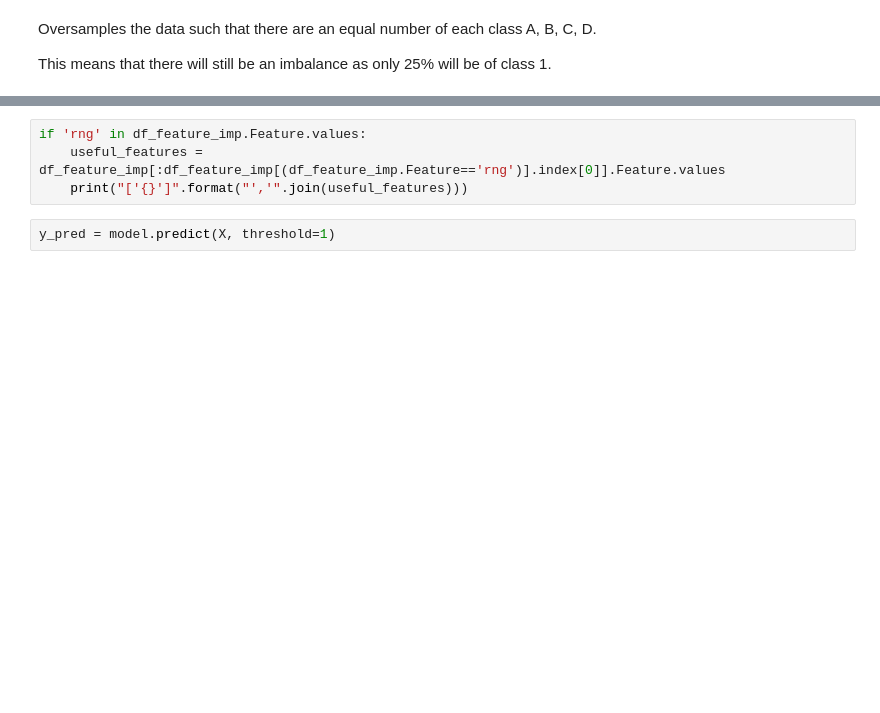
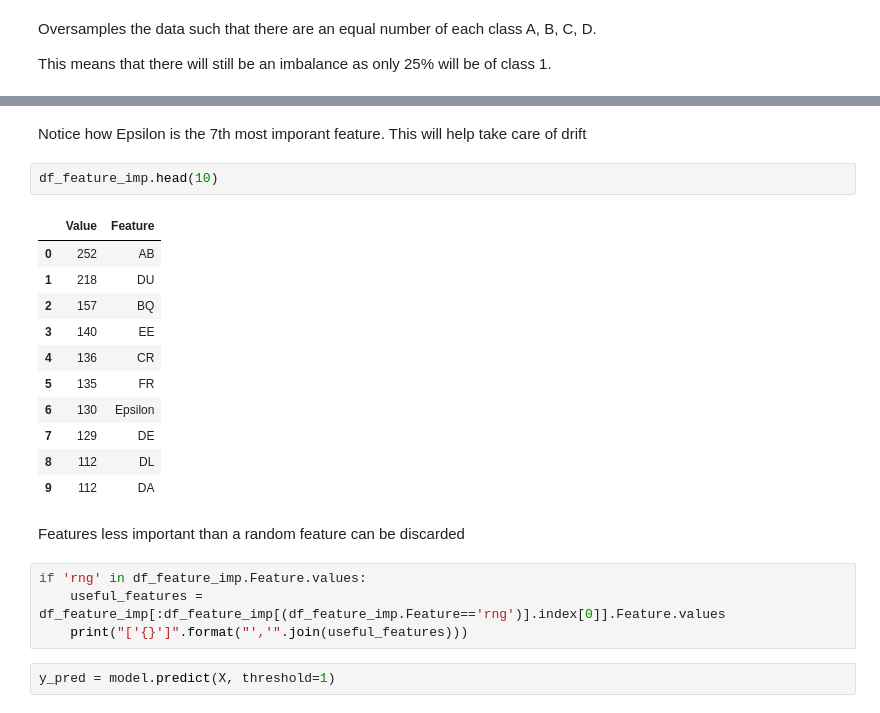
Before and after one commit to DylanZammit/kaggle-ICR---Identifying-Age-Related-Conditions, a Jupyter notebook: age-related-conditions.ipynb, the cells around one changed output, grey strips where cells are left out. Drawn from its saved outputs; the diff is of its cells as text; blank space fills up the shorter version.

```diff
--- a/age-related-conditions.ipynb
+++ b/age-related-conditions.ipynb
@@ -334,3 +449,21 @@ df_feature_imp = pd.DataFrame({'Value':model.clfs[0].feature_importances_,'Featu
+# %% [markdown]
+Notice how Epsilon is the 7th most imporant feature. This will help take care of drift
+# %%
+df_feature_imp.head(10)
+# %% [output]
+|  | Value | Feature |
+| 0 | 252 | AB |
+| 1 | 218 | DU |
+| 2 | 157 | BQ |
+| 3 | 140 | EE |
+| 4 | 136 | CR |
+| 5 | 135 | FR |
+| 6 | 130 | Epsilon |
+| 7 | 129 | DE |
+| 8 | 112 | DL |
+| 9 | 112 | DA |
+# %% [markdown]
+Features less important than a random feature can be discarded
 # %%
 if 'rng' in df_feature_imp.Feature.values:
     useful_features = df_feature_imp[:df_feature_imp[(df_feature_imp.Feature=='rng')].index[0]].Feature.values
```
Also changed, not shown: parts of 19 cells of this notebook.
